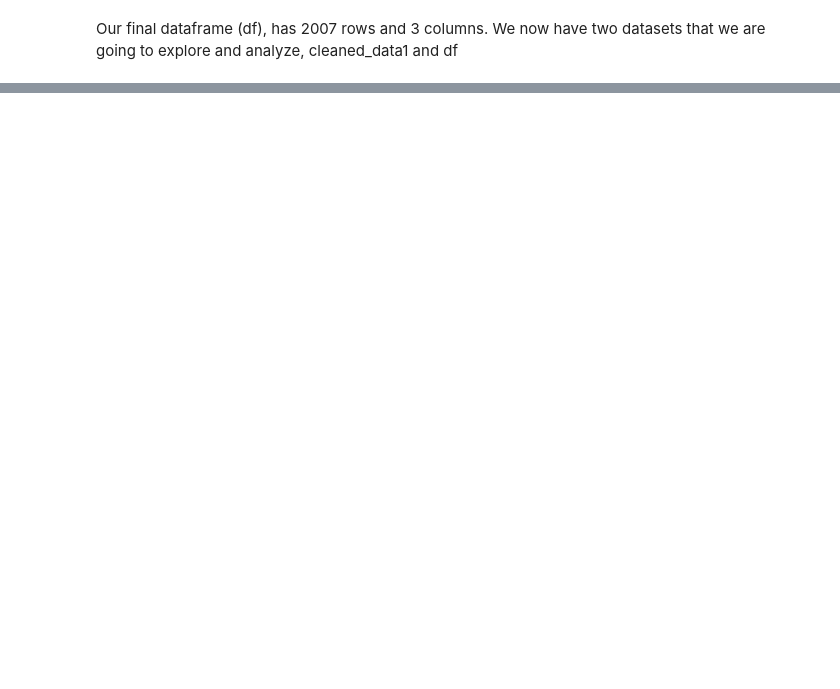
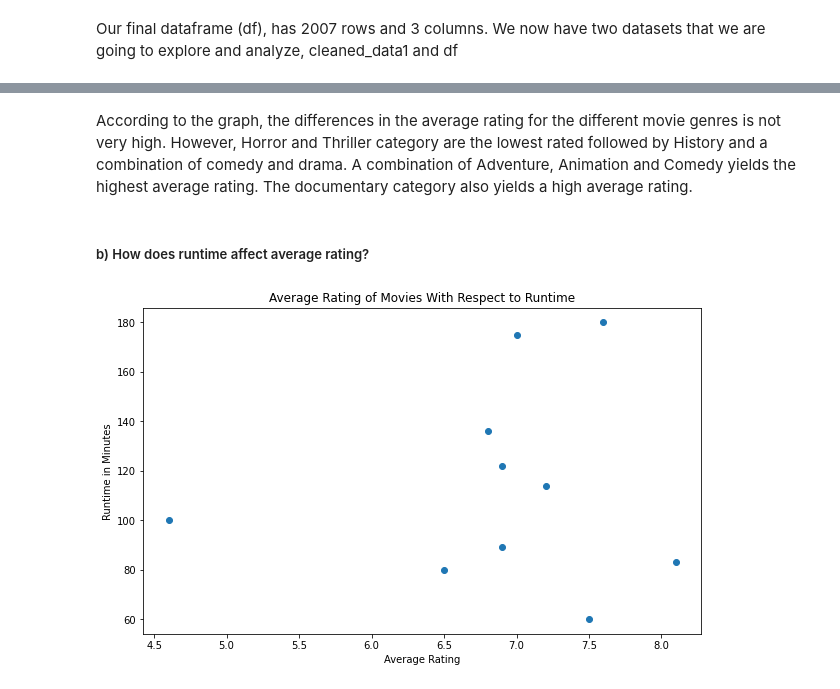
Before and after one commit to CatherineChelagat/Phase-1-Project, a Jupyter notebook: Phase 1 Project Working Document.ipynb, the cells around one changed output, grey strips where cells are left out. Saved outputs shown, nothing was run; the diff lists cells and outputs as text; code cells hidden in the pictures; blank space fills up the shorter version.

```diff
--- a/Phase 1 Project Working Document.ipynb
+++ b/Phase 1 Project Working Document.ipynb
@@ -267,0 +836,24 @@ Our final dataframe (df), has 2007 rows and 3 columns. We now have two datasets
+# %% [markdown]
+According to the graph, the differences in the average rating for the different movie genres is not very high. However, Horror and Thriller category are the lowest rated followed by History and a combination of comedy and drama. A combination of Adventure, Animation and Comedy yields the highest average rating. The documentary category also yields a high average rating.
+# %% [markdown]
+##### b) How does runtime affect average rating?
+# %%
+# Plot a scatterplot with averagerating and runtime_minutes
+plt.data = cleaned_data1.head(10)
+
+x = cleaned_data1.head(10)['averagerating']
+y = cleaned_data1.head(10)['runtime_minutes']
+
+
+# We plot the scatterplot using the above data
+plt.figure(figsize = (10,6))
+
+# creating the scatter plot
+plt.scatter(x, y)
+
+plt.xlabel("Average Rating")
+plt.ylabel("Runtime in Minutes")
+plt.title("Average Rating of Movies With Respect to Runtime")
+plt.show()
+# %% [output]
+[figure, added]
```
Also changed, not shown: parts of 84 cells of this notebook.
